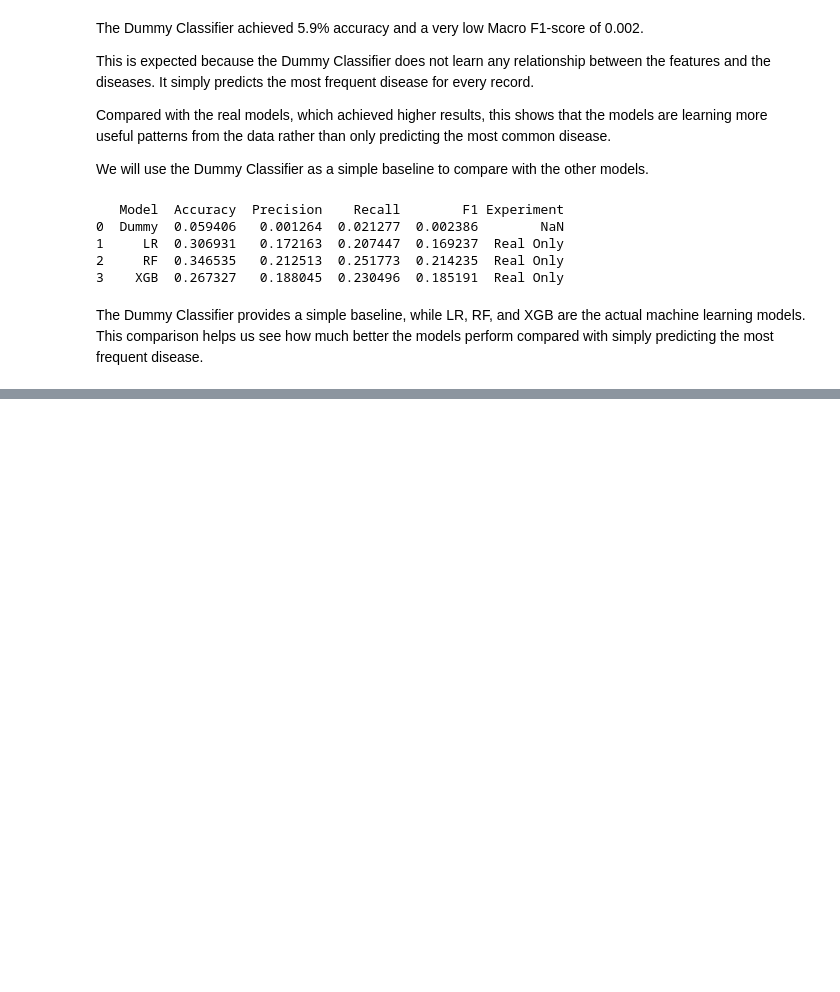
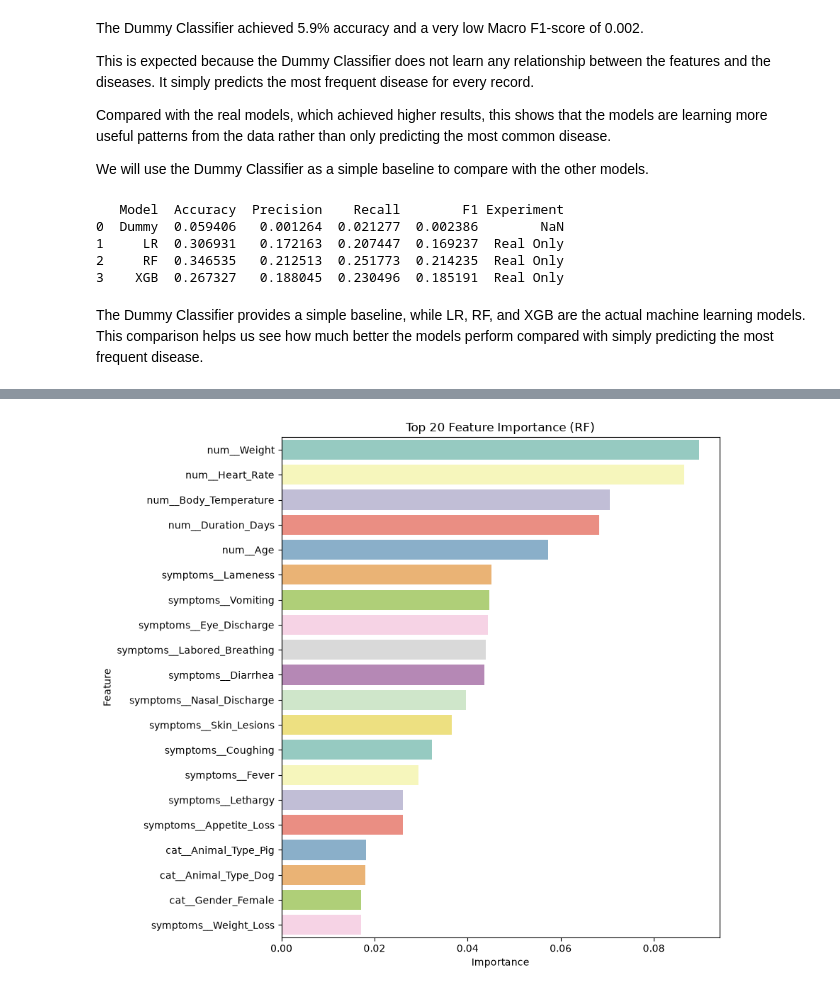
Before and after one commit to FatimaMesh/SymptoScan, a Jupyter notebook: symptoScan.ipynb, the cells around one changed output, grey strips where cells are left out. Drawn from its saved outputs; the diff is of its cells as text; code cells hidden in the pictures; blank space fills up the shorter version.

```diff
--- a/symptoScan.ipynb
+++ b/symptoScan.ipynb
@@ -1081,0 +1784,19 @@ The Dummy Classifier provides a simple baseline, while LR, RF, and XGB are the a
+# %%
+best_model_name = f1_comparison["Real + Generated"].idxmax()
+best_model = models[best_model_name]
+
+print("Best model based on Macro F1 (Real + Generated):", best_model_name)
+preprocessor = best_model.named_steps["prep"]
+feature_names = preprocessor.get_feature_names_out()
+model_step = best_model.named_steps["model"]
+importances = model_step.feature_importances_
+
+feat_importance_df = pd.DataFrame({
+    "Feature": feature_names,
+    "Importance": importances
+})
+
+feat_importance_df = feat_importance_df.sort_values("Importance", ascending=False)
+feat_importance_df = feat_importance_df.reset_index(drop=True)
+
+print(feat_importance_df.head(20))
@@ -1081,0 +1821,19 @@ The Dummy Classifier provides a simple baseline, while LR, RF, and XGB are the a
+# %%
+# Plot the Top 20 most important features
+plt.figure(figsize=(9, 8))
+top_features = feat_importance_df.head(20)
+
+sns.barplot(
+    data=top_features,
+    x="Importance",
+    y="Feature",
+    palette='Set3'
+)
+plt.title(f"Top 20 Feature Importance ({best_model_name})")
+plt.xlabel("Importance")
+plt.ylabel("Feature")
+plt.savefig('Visualization-image/Feature_Importance.png', dpi=300)
+plt.tight_layout()
+plt.show()
+# %% [output]
+[figure, added]
```
Also changed, not shown: parts of 35 cells of this notebook, 5 other files.
